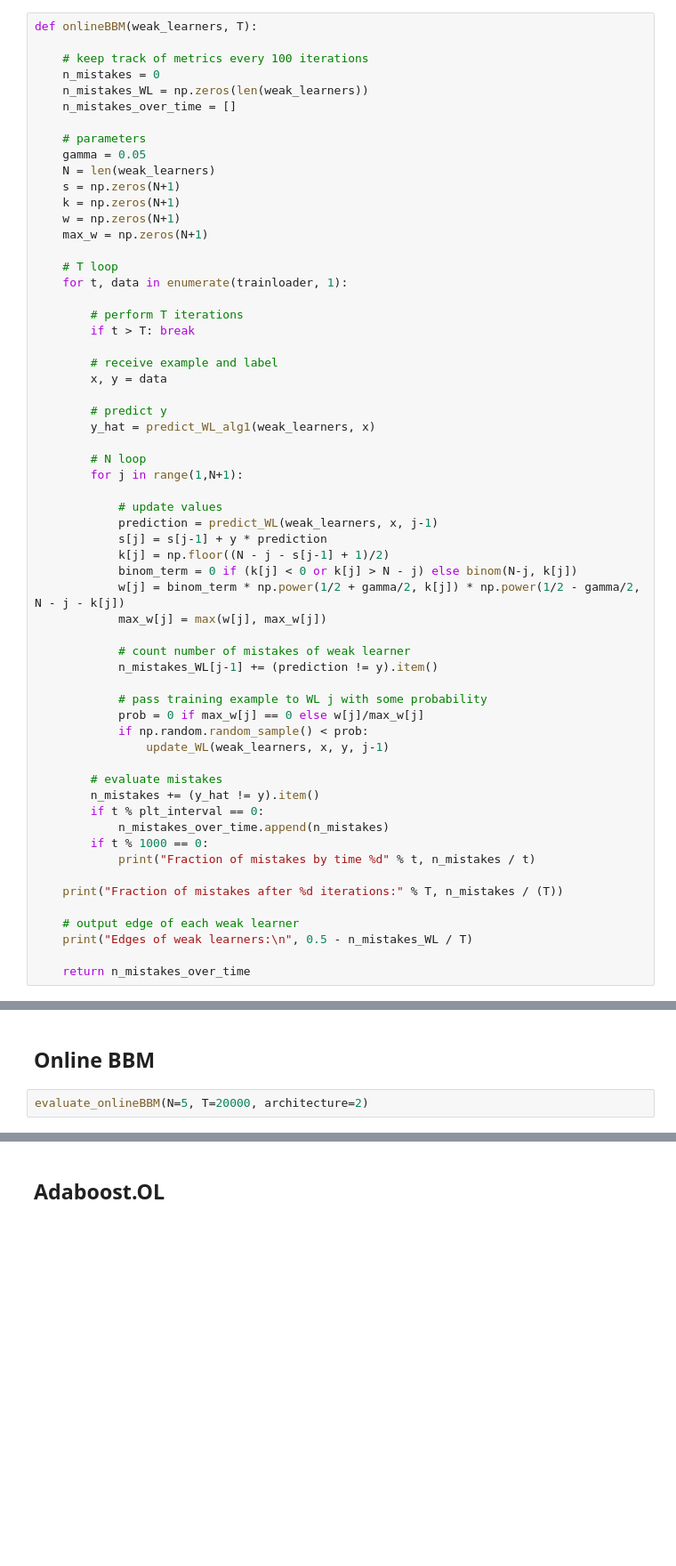
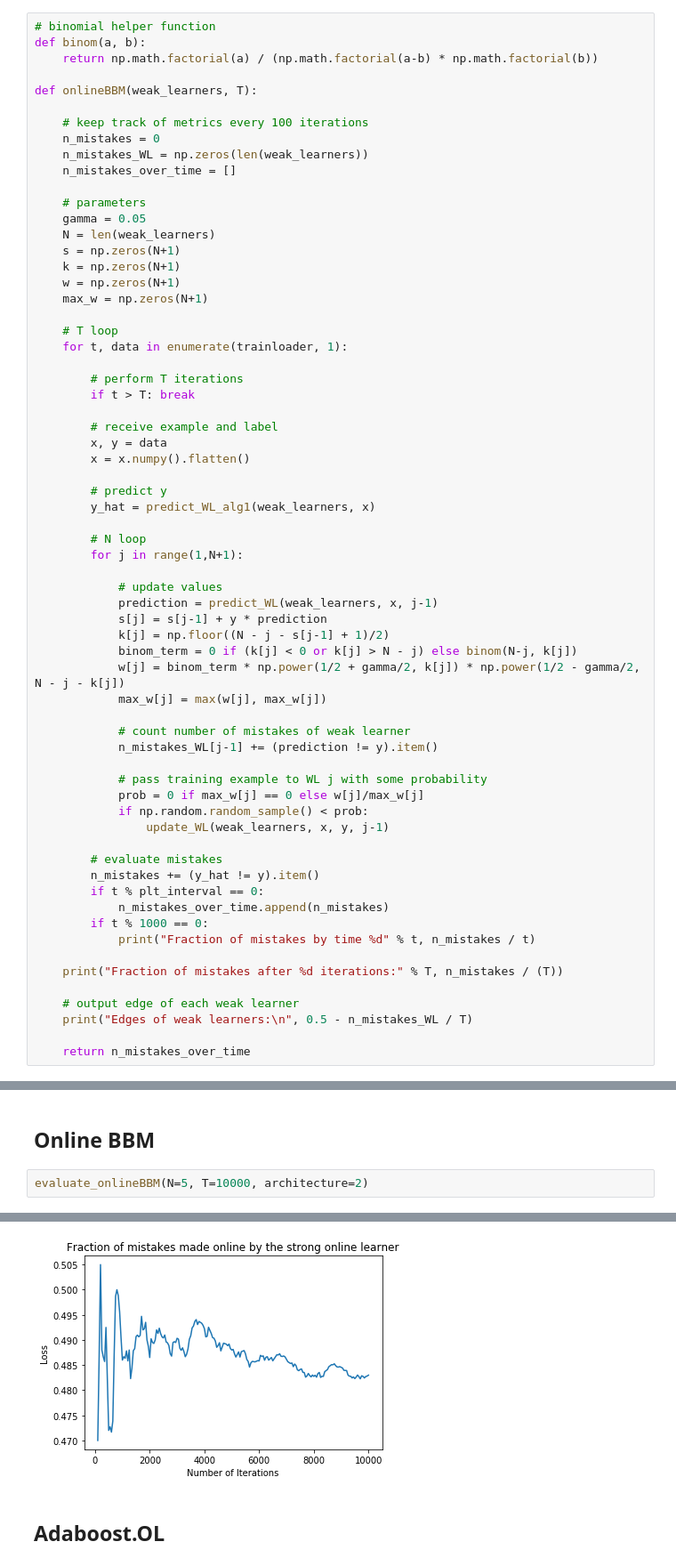
Before and after one commit to dqii/cos511_final_project, a Jupyter notebook: perc.ipynb, the cells around one changed output, grey strips where cells are left out. Shown: that part at 89% size. Cells and saved outputs as stored; diff of their text form; blank space fills up the shorter version.

```diff
--- a/perc.ipynb
+++ b/perc.ipynb
@@ -193,6 +199,10 @@ def baseline(weak_learner, T):
 # %% [markdown]
 # Online BBM
 # %%
+# binomial helper function
+def binom(a, b):
+    return np.math.factorial(a) / (np.math.factorial(a-b) * np.math.factorial(b))
+
 def onlineBBM(weak_learners, T):
 
     # keep track of metrics every 100 iterations
@@ -216,6 +226,7 @@ def onlineBBM(weak_learners, T):
 
         # receive example and label
         x, y = data
+        x = x.numpy().flatten()
 
         # predict y
         y_hat = predict_WL_alg1(weak_learners, x)
@@ -433,4 +443,5 @@ IndexError: Traceback (most recent call last):
 # %% [markdown]
 ## Online BBM
 # %%
-evaluate_onlineBBM(N=5, T=20000, architecture=2)
+evaluate_onlineBBM(N=5, T=10000, architecture=2)
+# %% [output]
@@ -437,3 +465,4 @@ evaluate_onlineBBM(N=5, T=20000, architecture=2)
+[figure, added]
 # %% [markdown]
 ## Adaboost.OL
 # %%
```
Also changed, not shown: parts of 11 cells of this notebook.
